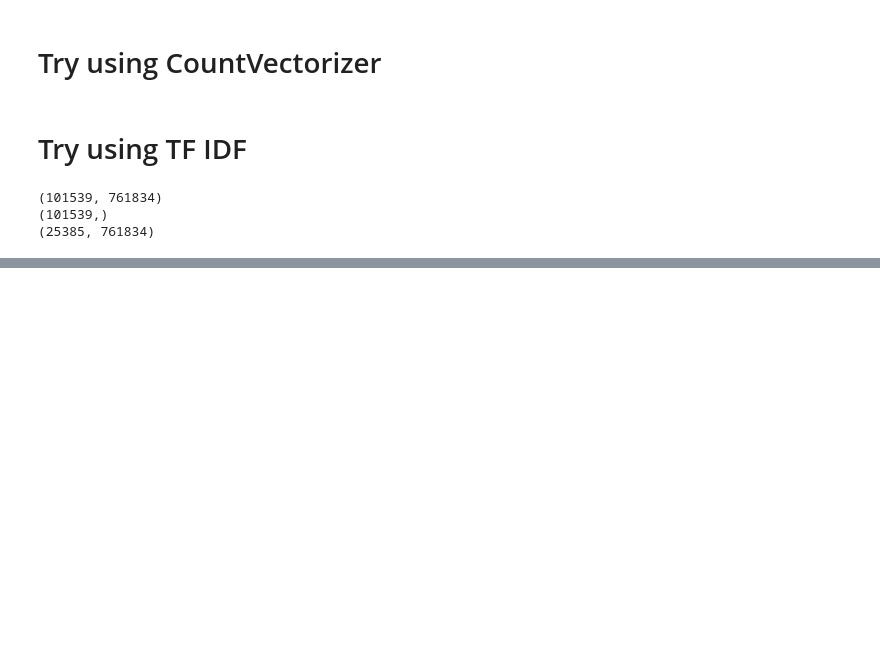
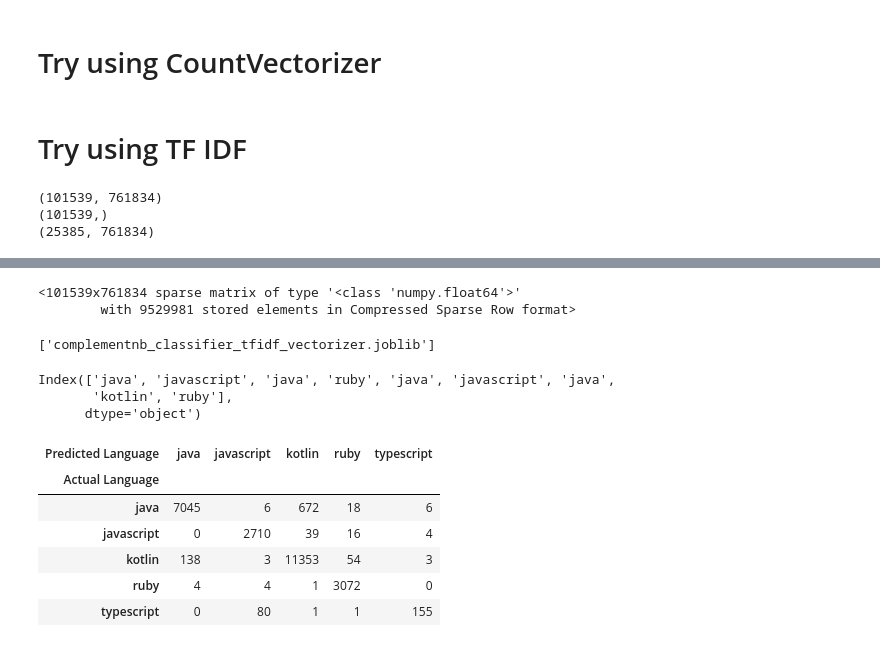
Before and after one commit to lfendy/goodcodebadcode, a Jupyter notebook: goodcodebadcode.ipynb, the cells around one changed output, grey strips where cells are left out. Saved outputs shown, nothing was run; the diff lists cells and outputs as text; code cells hidden in the pictures; blank space fills up the shorter version.

```diff
--- a/goodcodebadcode.ipynb
+++ b/goodcodebadcode.ipynb
@@ -1606,0 +1610,30 @@ pd.crosstab(test['Language'], preds, rownames=['Actual Language'], colnames=['Pr
+# %%
+tfidf_train
+# %% [output]
+<101539x761834 sparse matrix of type '<class 'numpy.float64'>'
+        with 9529981 stored elements in Compressed Sparse Row format>
+# %%
+from sklearn.naive_bayes import BernoulliNB, ComplementNB, MultinomialNB
+
+nb_clf = ComplementNB(alpha=.1)
+nb_clf.fit(tfidf_train, y_train)
+
+dump(nb_clf, 'complementnb_classifier_tfidf_vectorizer.joblib')
+# %% [output]
+['complementnb_classifier_tfidf_vectorizer.joblib']
+# %%
+preds = uniques[nb_clf.predict(tfidf_test)]
+from sklearn import metrics
+metrics.accuracy_score(test['Language'], preds)
+pd.crosstab(test['Language'], preds, rownames=['Actual Language'], colnames=['Predicted Language'])
+# %% [output]
+Index(['java', 'javascript', 'java', 'ruby', 'java', 'javascript', 'java',
+       'kotlin', 'ruby'],
+      dtype='object')
+| Predicted Language | java | javascript | kotlin | ruby | typescript |
+| Actual Language |  |  |  |  |  |
+| java | 7045 | 6 | 672 | 18 | 6 |
+| javascript | 0 | 2710 | 39 | 16 | 4 |
+| kotlin | 138 | 3 | 11353 | 54 | 3 |
+| ruby | 4 | 4 | 1 | 3072 | 0 |
+| typescript | 0 | 80 | 1 | 1 | 155 |
```
Also changed, not shown: parts of 5 cells of this notebook.
